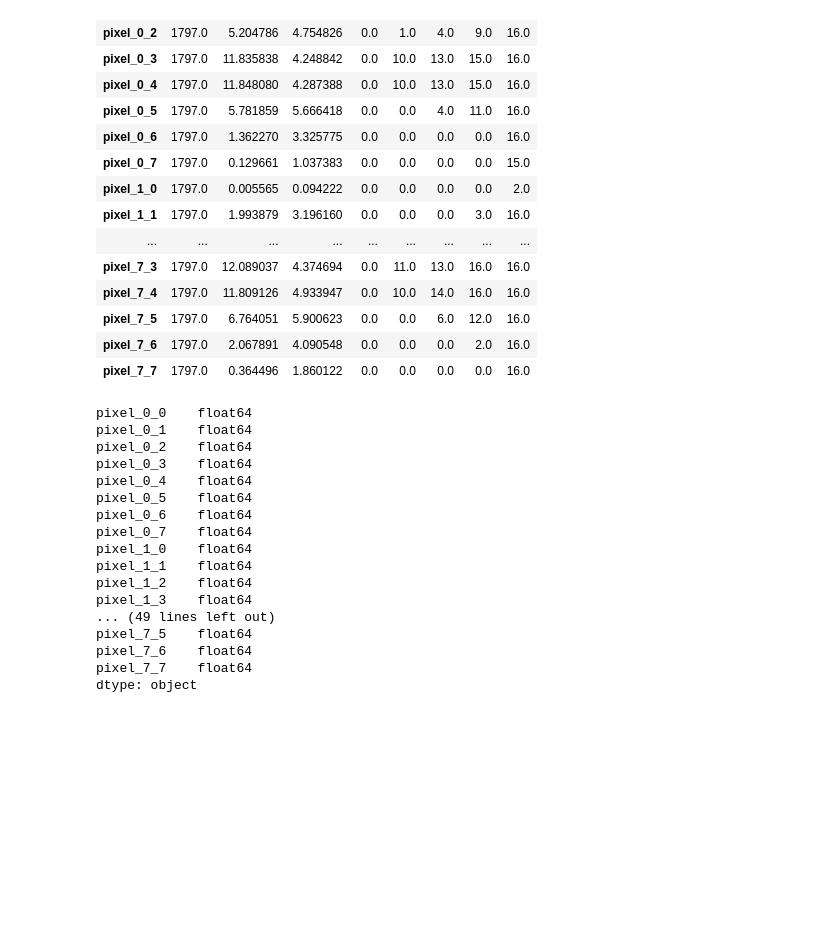
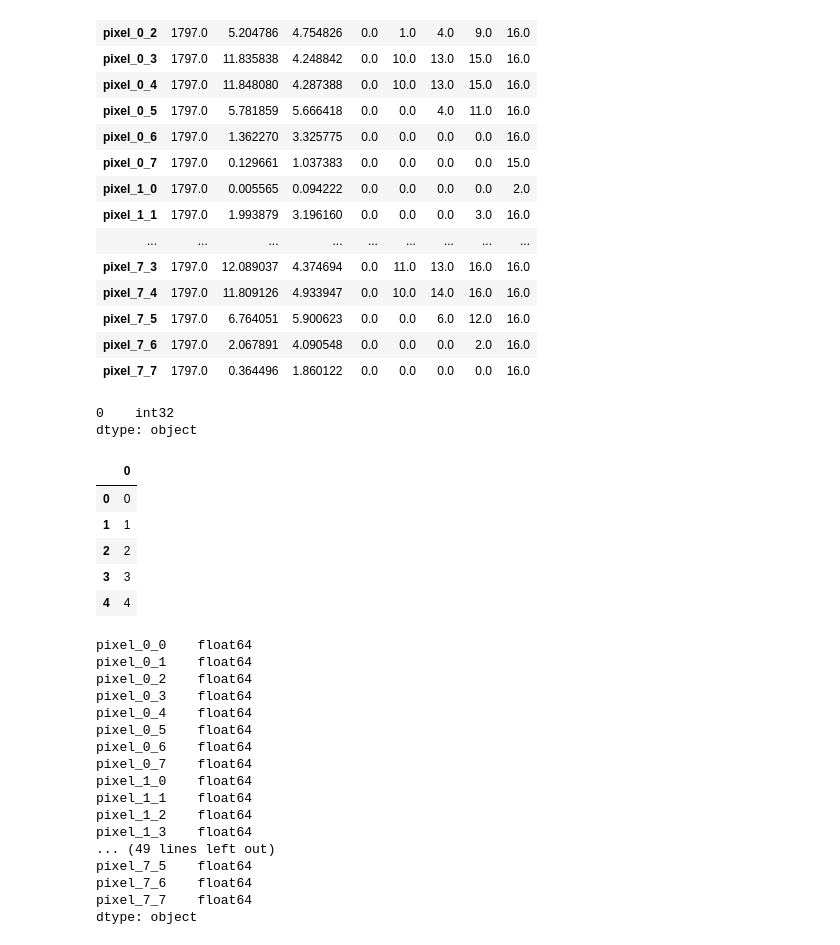
Before and after one commit to SGiuri/ML_PD_2324, a Jupyter notebook: Lezione4/mnist.ipynb, the cells around one changed output. Saved outputs shown, nothing was run; the diff lists cells and outputs as text; code cells hidden in the pictures; blank space fills up the shorter version.

```diff
--- a/Lezione4/mnist.ipynb
+++ b/Lezione4/mnist.ipynb
@@ -165,6 +169,21 @@ dig_df.describe().T
 | pixel_7_5 | 1797.0 | 6.764051 | 5.900623 | 0.0 | 0.0 | 6.0 | 12.0 | 16.0 |
 | pixel_7_6 | 1797.0 | 2.067891 | 4.090548 | 0.0 | 0.0 | 0.0 | 2.0 | 16.0 |
 | pixel_7_7 | 1797.0 | 0.364496 | 1.860122 | 0.0 | 0.0 | 0.0 | 0.0 | 16.0 |
+# %%
+target_df.dtypes
+# Anche i target sono dei numeri. Perfetto!
+# %% [output]
+0    int32
+dtype: object
+# %%
+target_df.head()
+# %% [output]
+|  | 0 |
+| 0 | 0 |
+| 1 | 1 |
+| 2 | 2 |
+| 3 | 3 |
+| 4 | 4 |
 # %%
 dig_df.dtypes
 # %% [output]
```
Also changed, not shown: parts of 6 cells of this notebook.
